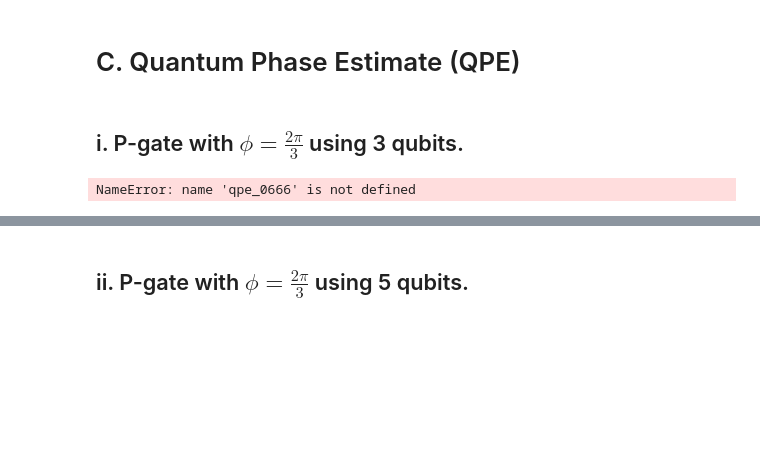
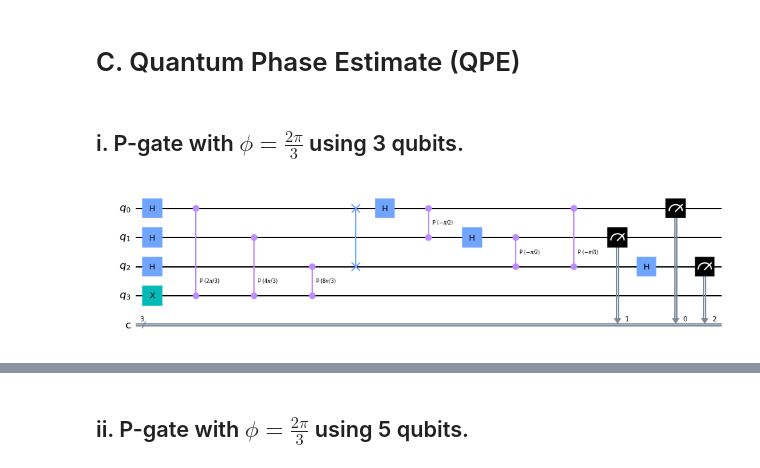
Before and after one commit to xuanlutw/Phys-8148-Quantum-Computing-Experiment-and-Implementation, a Jupyter notebook: 8.QFT.ipynb, the cells around one changed output, grey strips where cells are left out. Saved outputs shown, nothing was run; the diff lists cells and outputs as text; code cells hidden in the pictures; blank space fills up the shorter version.

```diff
--- a/8.QFT.ipynb
+++ b/8.QFT.ipynb
@@ -170,10 +170,10 @@ def qpe_phase_2pi_3(n):
 # %% [markdown]
 ## i. P-gate with $\phi = \frac{2\pi}{3}$ using 3 qubits.
 # %%
-qc = qpe_0666(3)
+qc = qpe_phase_2pi_3(3)
 qc.draw(output='mpl')
 # %% [output]
-NameError: name 'qpe_0666' is not defined
+[figure, added]
 # %%
 t_qc = transpile(qc, sim)
 qobj = assemble(t_qc, shots = 1000)
```
Also changed, not shown: parts of 8 cells of this notebook.
